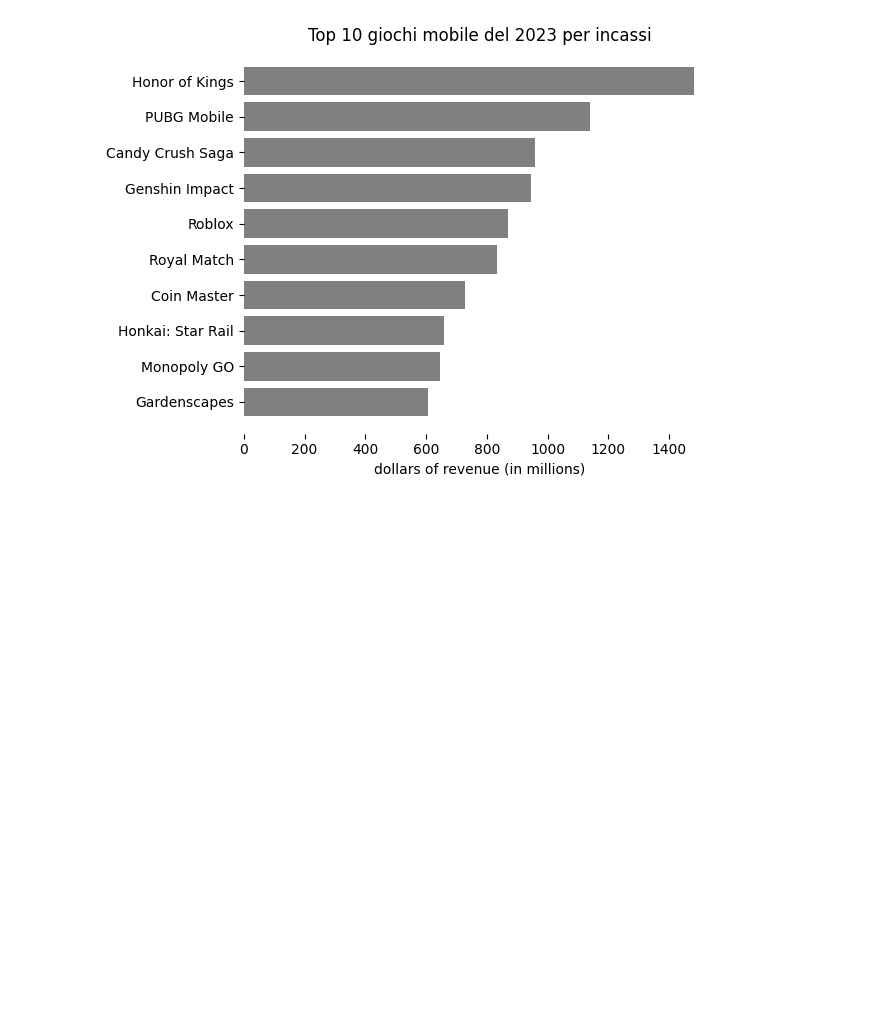
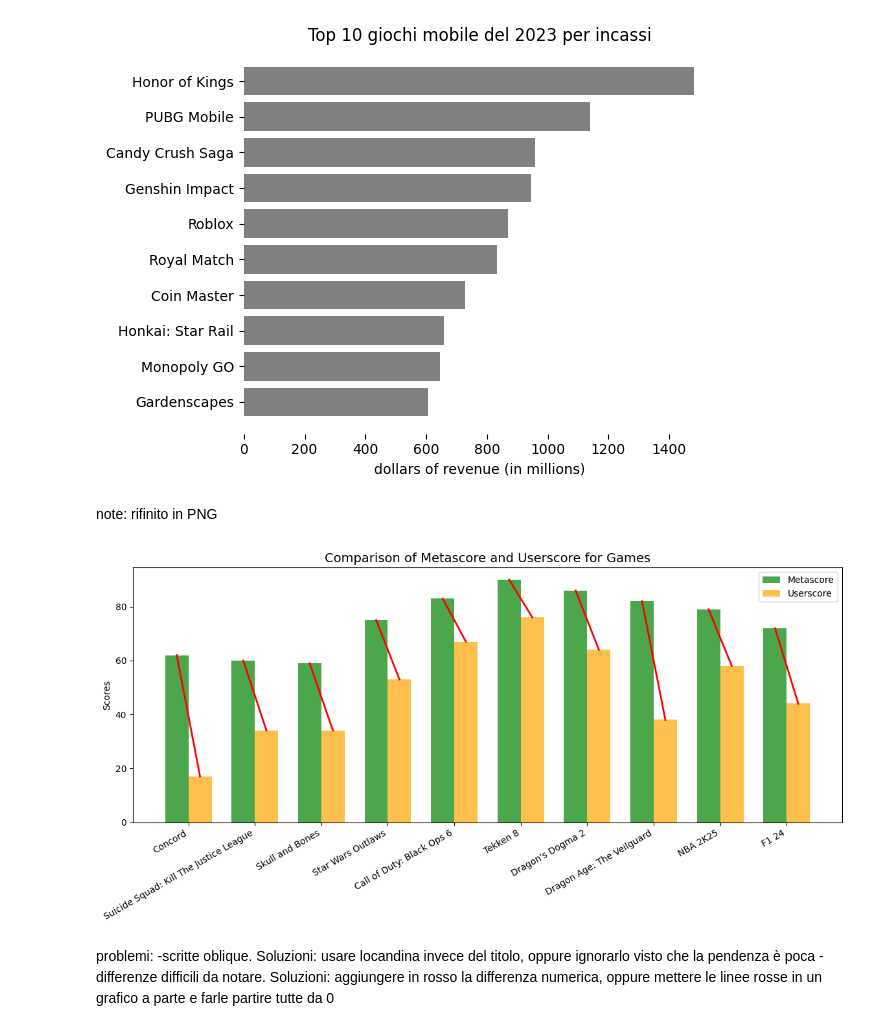
Before and after one commit to demic-dev/vs-project, a Jupyter notebook: data/prog.ipynb, the cells around one changed output. Drawn from its saved outputs; the diff is of its cells as text; code cells hidden in the pictures; blank space fills up the shorter version.

```diff
--- a/data/prog.ipynb
+++ b/data/prog.ipynb
@@ -99,3 +99,49 @@ plt.tight_layout()  # Adjust layout to prevent clipping
 plt.show()
 # %% [output]
 [figure]
+# %% [markdown]
+note: rifinito in PNG
+# %%
+import matplotlib.pyplot as plt
+import numpy as np
+
+# Data
+giochi = ['Concord', 'Suicide Squad: Kill The Justice League', 'Skull and Bones',
+          'Star Wars Outlaws', 'Call of Duty: Black Ops 6', 'Tekken 8',
+          "Dragon's Dogma 2", 'Dragon Age: The Veilguard', 'NBA 2K25', "F1 24"]
+metascore = [62, 60, 59, 75, 83, 90, 86, 82, 79, 72]
+userscore = [17, 34, 34, 53, 67, 76, 64, 38, 58, 44]
+
+# Calculate the difference between metascore and userscore
+differences = np.array(metascore) - np.array(userscore)
+
+# Create the plot
+x = np.arange(len(giochi))  # x-axis positions
+
+fig, ax = plt.subplots(figsize=(12, 6))
+bar_width = 0.35
+
+# Plotting bars
+ax.bar(x - bar_width / 2, metascore, bar_width, label='Metascore', color='green', alpha=0.7)
+ax.bar(x + bar_width / 2, userscore, bar_width, label='Userscore', color='orange', alpha=0.7)
+
+# Add lines connecting metascore and userscore
+for i in range(len(giochi)):
+    ax.plot([x[i] - bar_width / 2, x[i] + bar_width / 2], [metascore[i], userscore[i]],
+            color='red', linestyle='-', linewidth=2)
+
+# Customizing the chart
+ax.set_xticks(x)
+ax.set_xticklabels(giochi, rotation=30, ha='right', fontsize=10)
+ax.set_ylabel('Scores')
+ax.set_title('Comparison of Metascore and Userscore for Games', fontsize=14)
+ax.legend()
+
+plt.tight_layout()
+plt.show()
+# %% [output]
+[figure, added]
+# %% [markdown]
+problemi:
+-scritte oblique. Soluzioni: usare locandina invece del titolo, oppure ignorarlo visto che la pendenza è poca
+-differenze difficili da notare. Soluzioni: aggiungere in rosso la differenza numerica, oppure mettere le linee rosse in un grafico a parte e farle partire tutte da 0
```
